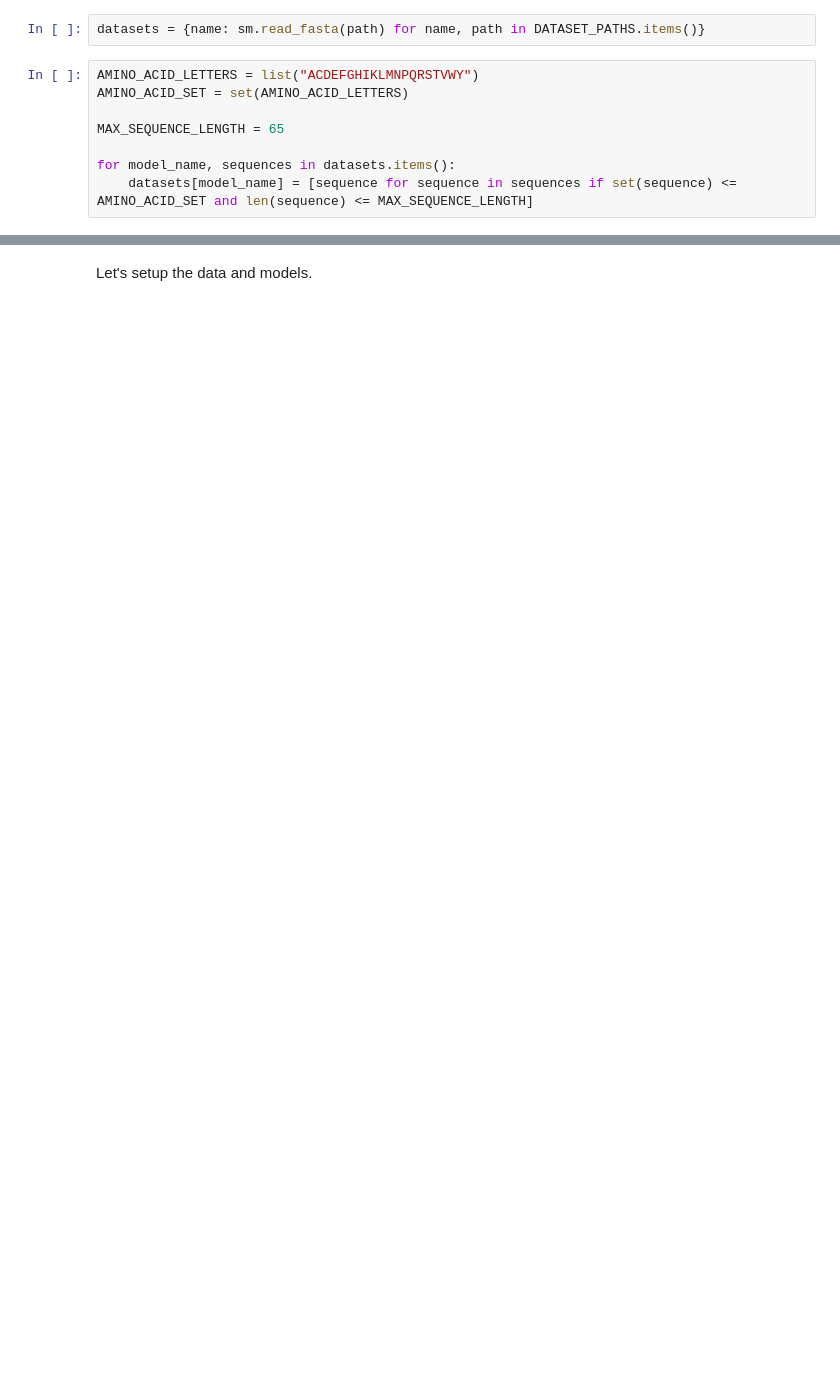
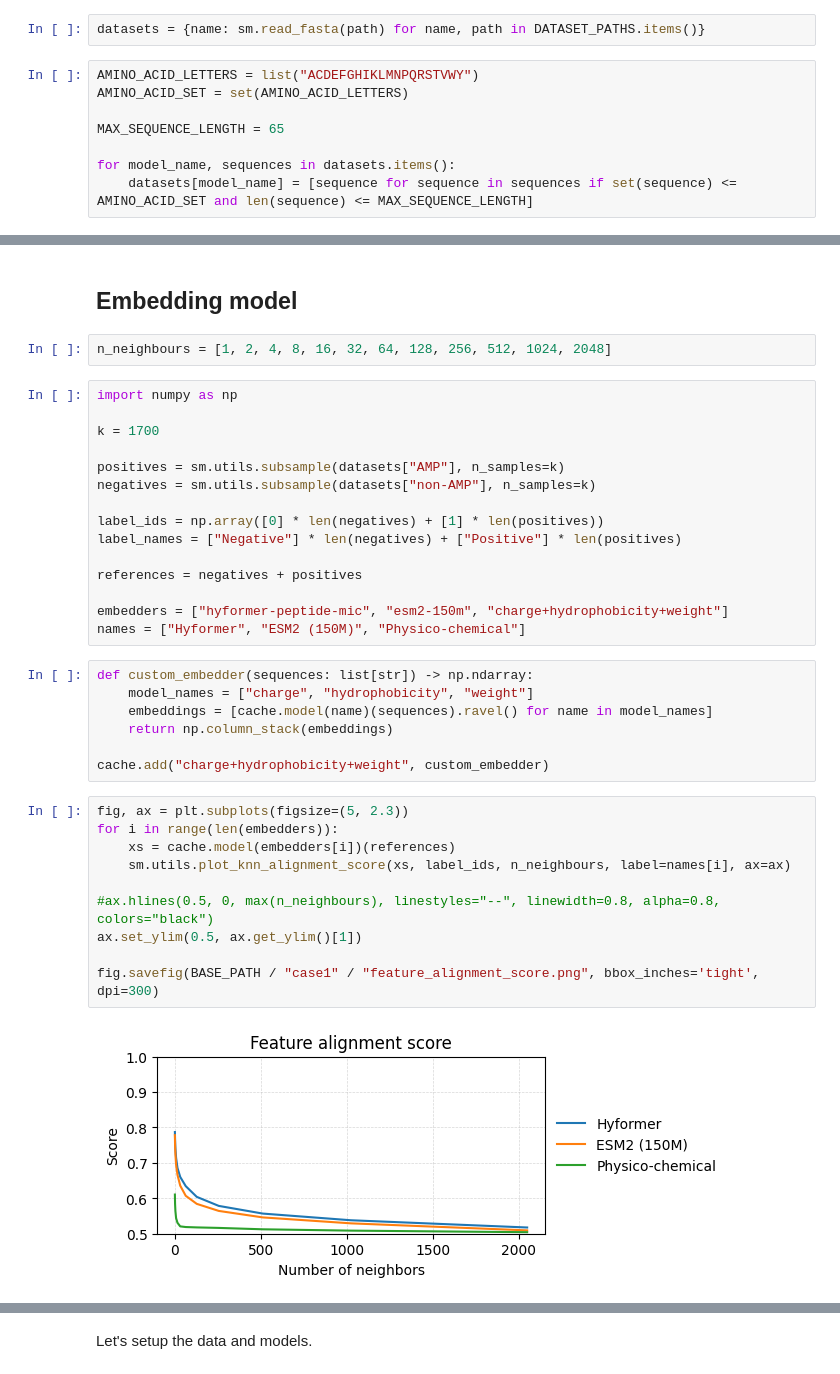
Before and after one commit to szczurek-lab/seqme-reproducibility, a Jupyter notebook: notebooks/1_benchmark.ipynb, the cells around one changed output, grey strips where cells are left out. Drawn from its saved outputs; the diff is of its cells as text; blank space fills up the shorter version.

Commit message:
Update dependencies + case study 1 notebook

```diff
--- a/notebooks/1_benchmark.ipynb
+++ b/notebooks/1_benchmark.ipynb
@@ -66,0 +162,38 @@ Table 0. Sequences
+# %% [markdown]
+## Embedding model
+# %%
+n_neighbours = [1, 2, 4, 8, 16, 32, 64, 128, 256, 512, 1024, 2048]
+# %%
+import numpy as np
+
+k = 1700
+
+positives = sm.utils.subsample(datasets["AMP"], n_samples=k)
+negatives = sm.utils.subsample(datasets["non-AMP"], n_samples=k)
+
+label_ids = np.array([0] * len(negatives) + [1] * len(positives))
+label_names = ["Negative"] * len(negatives) + ["Positive"] * len(positives)
+
+references = negatives + positives
+
+embedders = ["hyformer-peptide-mic", "esm2-150m", "charge+hydrophobicity+weight"]
+names = ["Hyformer", "ESM2 (150M)", "Physico-chemical"]
+# %%
+def custom_embedder(sequences: list[str]) -> np.ndarray:
+    model_names = ["charge", "hydrophobicity", "weight"]
+    embeddings = [cache.model(name)(sequences).ravel() for name in model_names]
+    return np.column_stack(embeddings)
+
+cache.add("charge+hydrophobicity+weight", custom_embedder)
+# %%
+fig, ax = plt.subplots(figsize=(5, 2.3))
+for i in range(len(embedders)):
+    xs = cache.model(embedders[i])(references)
+    sm.utils.plot_knn_alignment_score(xs, label_ids, n_neighbours, label=names[i], ax=ax)
+
+#ax.hlines(0.5, 0, max(n_neighbours), linestyles="--", linewidth=0.8, alpha=0.8, colors="black")
+ax.set_ylim(0.5, ax.get_ylim()[1])
+
+fig.savefig(BASE_PATH / "case1" / "feature_alignment_score.png", bbox_inches='tight', dpi=300)
+# %% [output]
+[figure, added]
```
Also changed, not shown: parts of 53 cells of this notebook, 3 other files.
